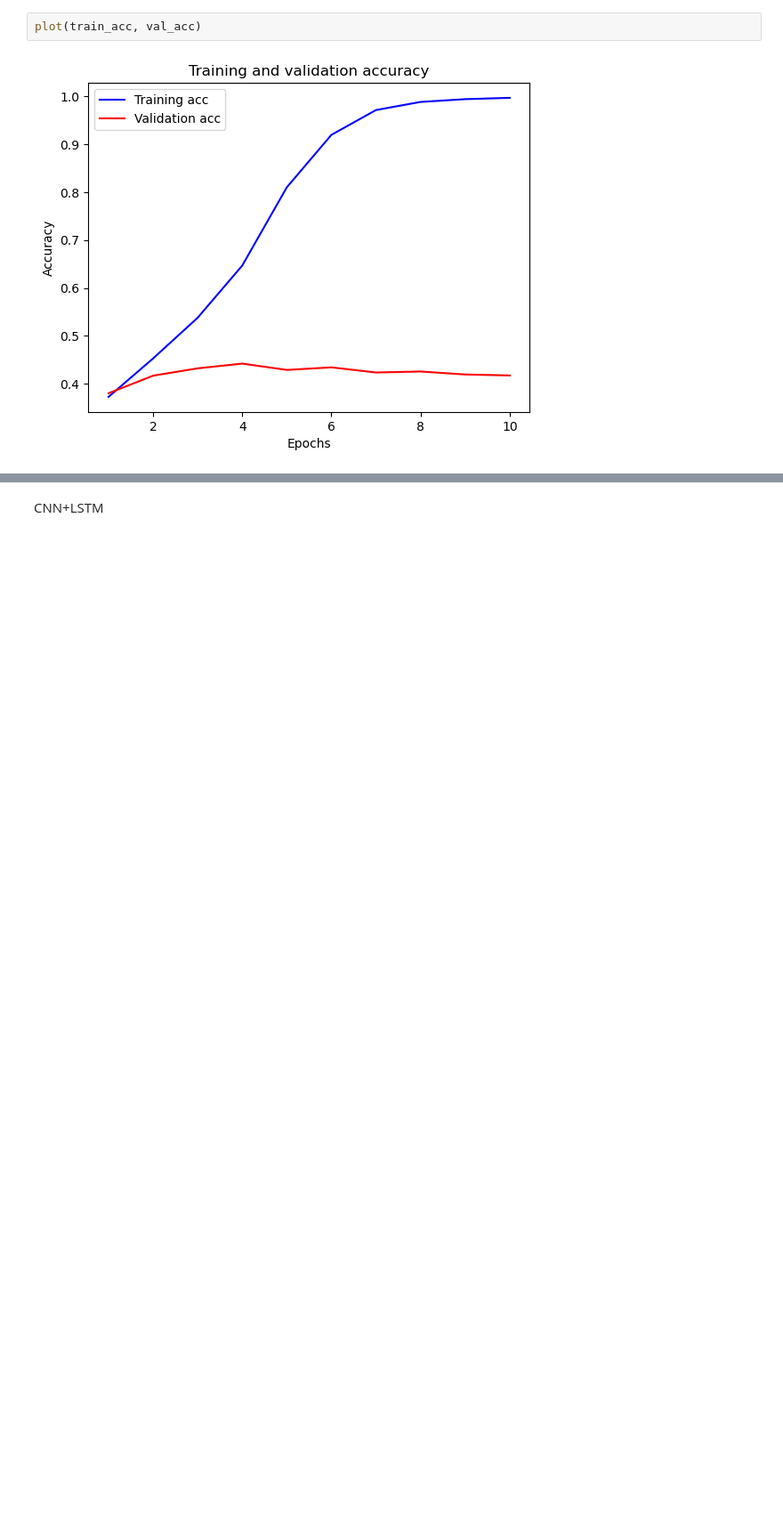
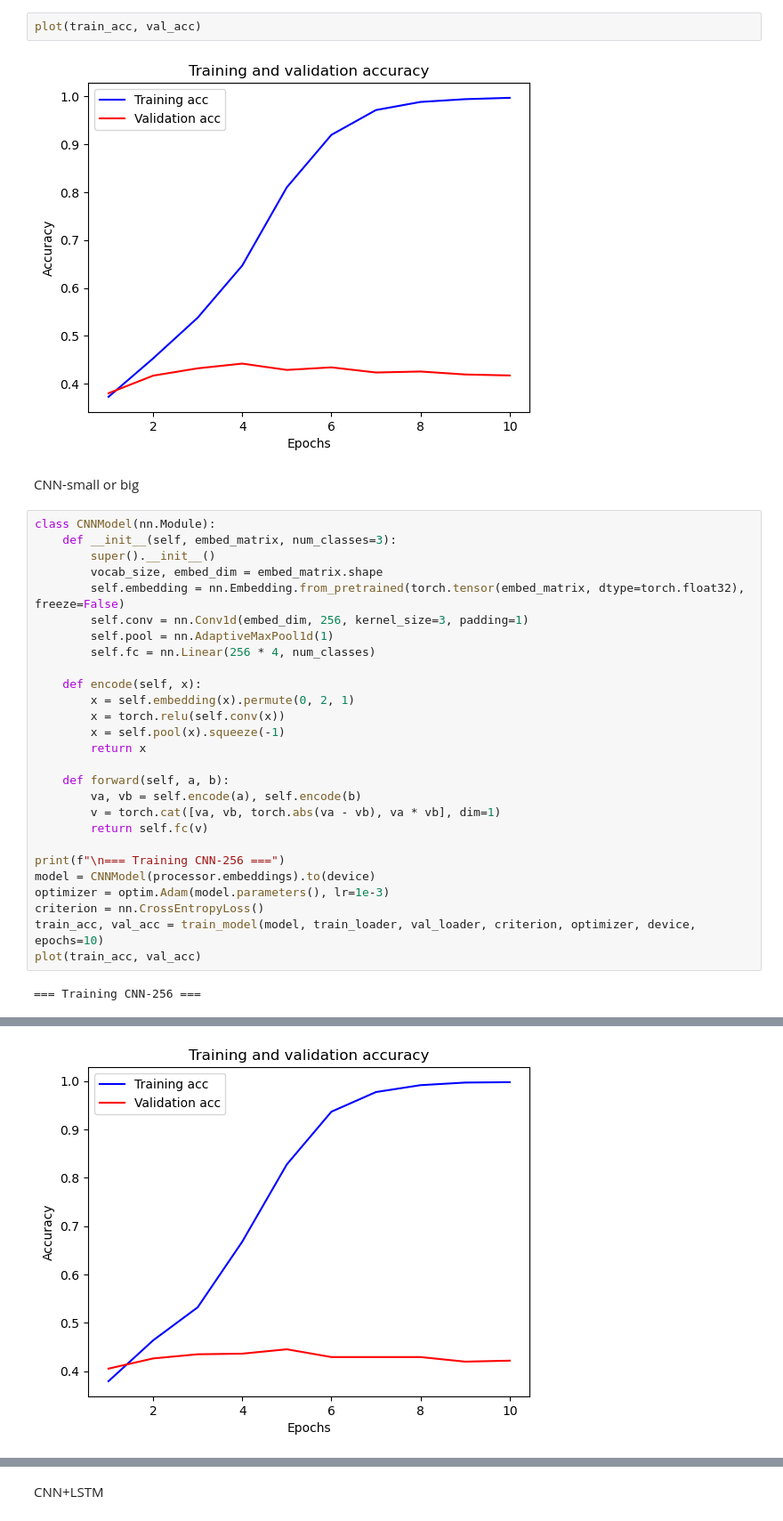
Before and after one commit to amamiya-yuuko-1225/deepml-project, a Jupyter notebook: project.ipynb, the cells around one changed output, grey strips where cells are left out. Shown at 89% size. Cells and saved outputs as stored; diff of their text form; blank space fills up the shorter version.

```diff
--- a/project.ipynb
+++ b/project.ipynb
@@ -312,3 +311,34 @@ Epoch 10: Train Acc=0.9967, Val Acc=0.4175
 plot(train_acc, val_acc)
 # %% [output]
 [figure]
+# %% [markdown]
+CNN-small or big
+# %%
+class CNNModel(nn.Module):
+    def __init__(self, embed_matrix, num_classes=3):
+        super().__init__()
+        vocab_size, embed_dim = embed_matrix.shape
+        self.embedding = nn.Embedding.from_pretrained(torch.tensor(embed_matrix, dtype=torch.float32), freeze=False)
+        self.conv = nn.Conv1d(embed_dim, 256, kernel_size=3, padding=1)
+        self.pool = nn.AdaptiveMaxPool1d(1)
+        self.fc = nn.Linear(256 * 4, num_classes)
+
+    def encode(self, x):
+        x = self.embedding(x).permute(0, 2, 1)
+        x = torch.relu(self.conv(x))
+        x = self.pool(x).squeeze(-1)
+        return x
+
+    def forward(self, a, b):
+        va, vb = self.encode(a), self.encode(b)
+        v = torch.cat([va, vb, torch.abs(va - vb), va * vb], dim=1)
+        return self.fc(v)
+
+print(f"\n=== Training CNN-256 ===")
+model = CNNModel(processor.embeddings).to(device)
+optimizer = optim.Adam(model.parameters(), lr=1e-3)
+criterion = nn.CrossEntropyLoss()
+train_acc, val_acc = train_model(model, train_loader, val_loader, criterion, optimizer, device, epochs=10)
+plot(train_acc, val_acc)
+# %% [output]
+=== Training CNN-256 ===
@@ -314,0 +355 @@ plot(train_acc, val_acc)
+[figure, added]
```
Also changed, not shown: parts of 13 cells of this notebook, 10 other files.
